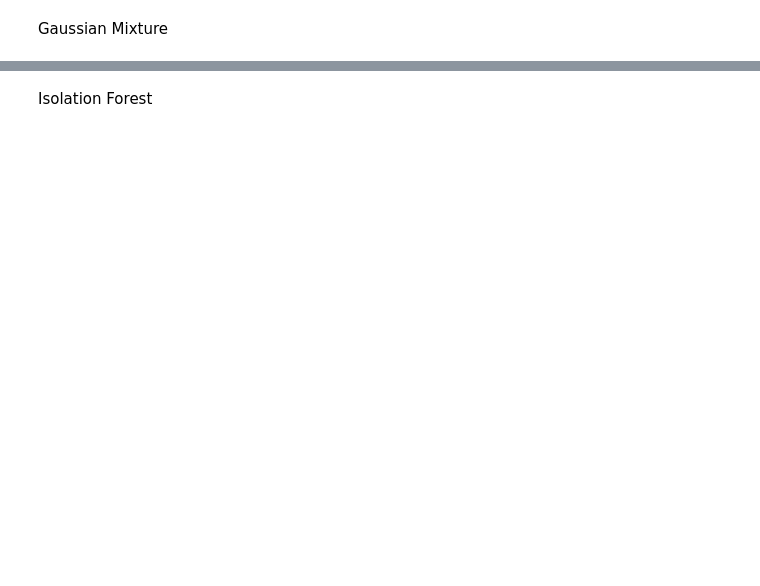
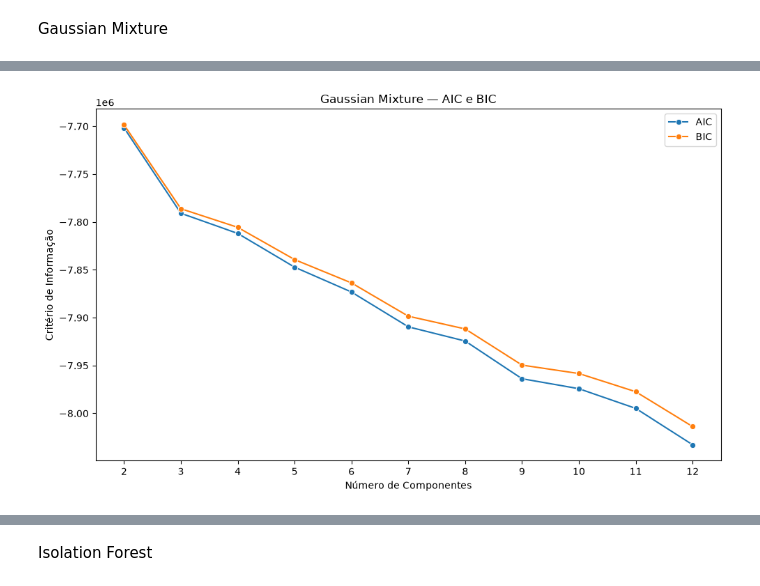
Before and after one commit to Fact-Check-Financeiro/FinCheck, a Jupyter notebook: notebooks/01_eda_financial_news.ipynb, the cells around one changed output, grey strips where cells are left out. Cells and saved outputs as stored; diff of their text form; code cells hidden in the pictures; blank space fills up the shorter version.

```diff
--- a/notebooks/01_eda_financial_news.ipynb
+++ b/notebooks/01_eda_financial_news.ipynb
@@ -940,0 +1290,28 @@ print(resultados_gmm)
+# %%
+plt.figure(figsize=(10, 6))
+
+sns.lineplot(
+    data=resultados_gmm,
+    x="componentes",
+    y="AIC",
+    marker="o",
+    label="AIC"
+)
+
+sns.lineplot(
+    data=resultados_gmm,
+    x="componentes",
+    y="BIC",
+    marker="o",
+    label="BIC"
+)
+
+plt.title("Gaussian Mixture — AIC e BIC")
+plt.xlabel("Número de Componentes")
+plt.ylabel("Critério de Informação")
+plt.xticks(resultados_gmm["componentes"])
+plt.legend()
+plt.tight_layout()
+plt.show()
+# %% [output]
+[figure, added]
```
Also changed, not shown: parts of 88 cells of this notebook.
